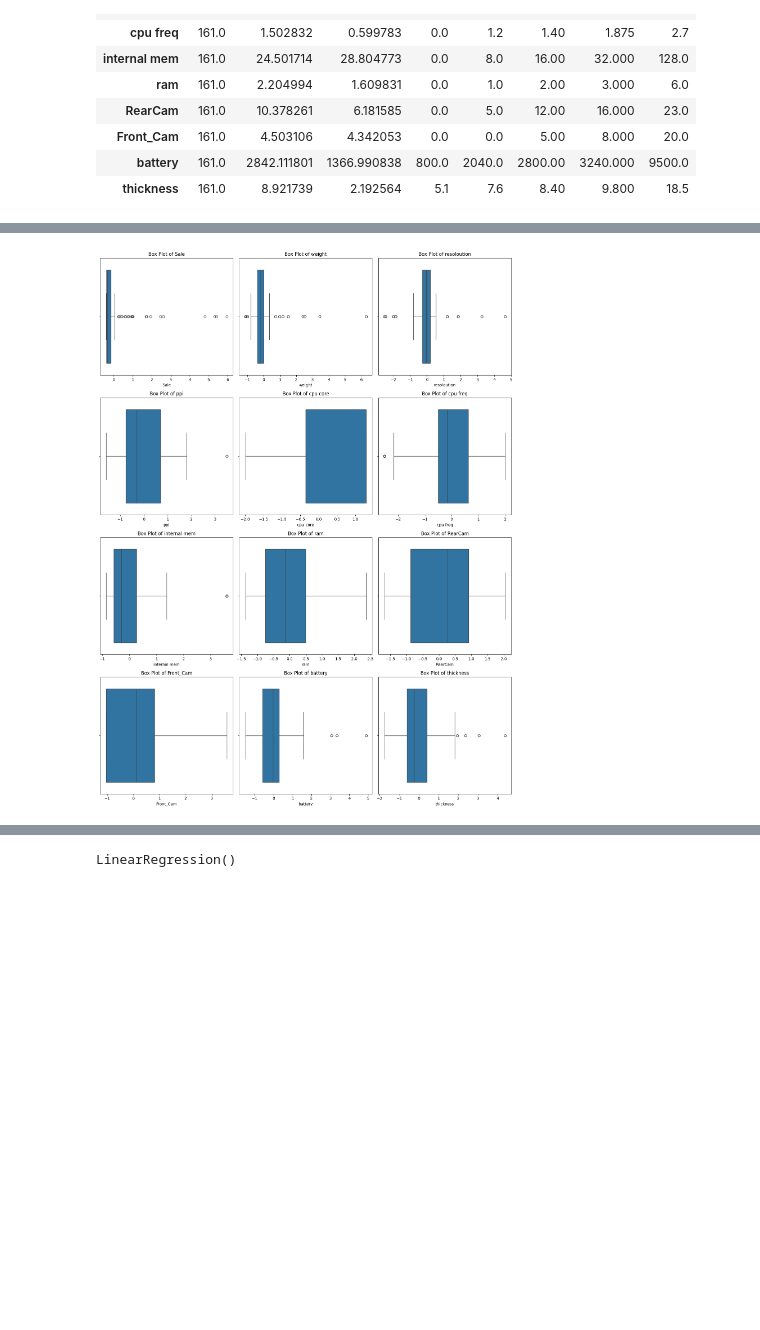
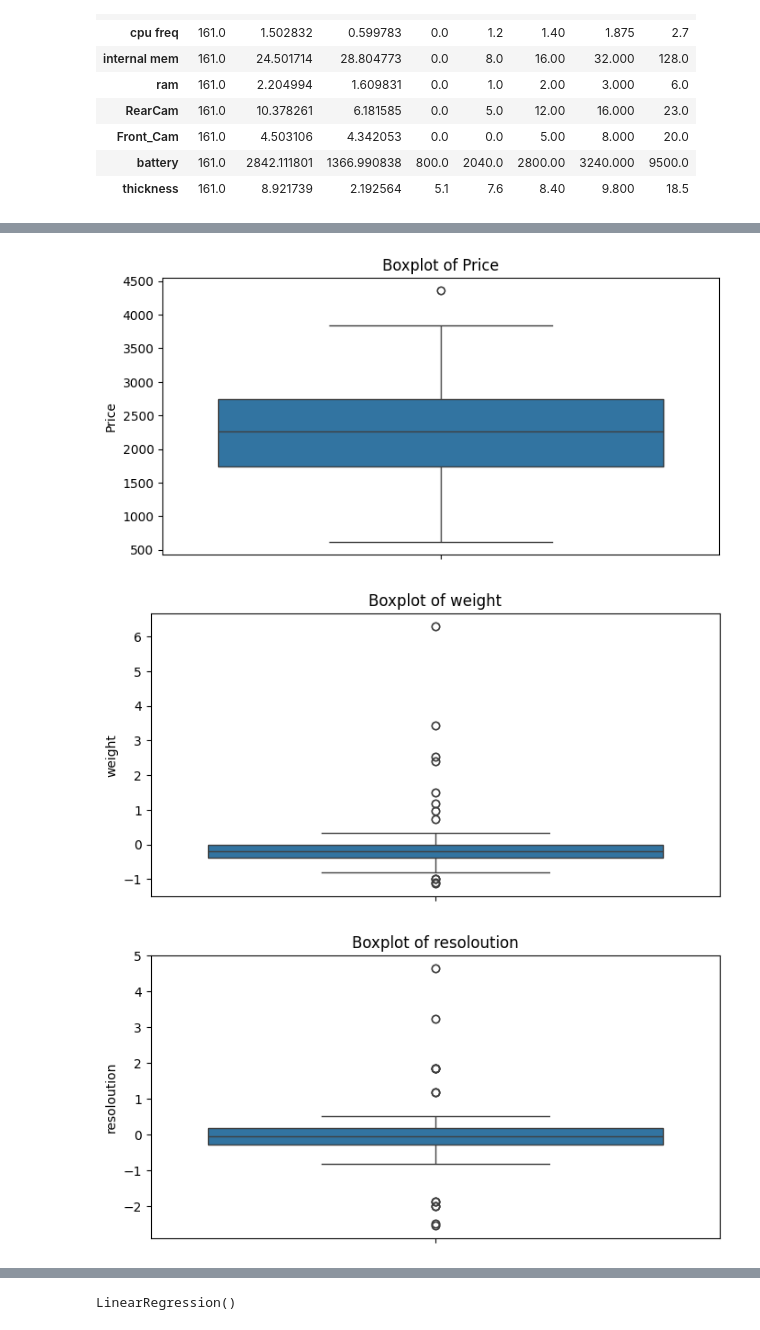
Before and after one commit to Anujsalwan/Data_Science, a Jupyter notebook: 0001_Projects_Done_in_Courses/ML Projects/Regressions/0001_Mobile_Predictions/Anuj_Salwan.ipynb, the cells around one changed output, grey strips where cells are left out. Drawn from its saved outputs; the diff is of its cells as text; code cells hidden in the pictures; blank space fills up the shorter version.

Commit message:
First ML Project of Mobile Price Prediction price successfuly tested & deployed

```diff
--- a/0001_Projects_Done_in_Courses/ML Projects/Regressions/0001_Mobile_Predictions/Anuj_Salwan.ipynb
+++ b/0001_Projects_Done_in_Courses/ML Projects/Regressions/0001_Mobile_Predictions/Anuj_Salwan.ipynb
@@ -75,6 +73,6 @@ battery         0
 thickness       0
 dtype: int64
 # %%
-mobile_data.drop(columns=["Product_id"], inplace=True)
+mobile_data.drop(columns=["Product_id","Sale"], inplace=True)
 mobile_data.head()
 # %% [output]
@@ -107,22 +105,12 @@ y1=mobile_data_scaled["Price"]
 # %%
 x_train,x_test,y_train,y_test = train_test_split(x1,y1,test_size=0.25,random_state=42)
 # %%
-import math
-
-
-cols_in_grid = 3
-total_features = len(x1.columns)
-
-rows_needed = math.ceil(total_features / cols_in_grid)
-
-plt.figure(figsize=(15, 5 * rows_needed))
-
-for i, column in enumerate(x1.columns, 1):
-    plt.subplot(rows_needed, cols_in_grid, i)
-    sns.boxplot(x=x1[column])
-    plt.title(f'Box Plot of {column}')
-
-plt.tight_layout()
-plt.show()
+for i in mobile_data.columns:
+    plt.figure(figsize=(8,4))
+    sns.boxplot(mobile_data_scaled[i])
+    plt.title(f'Boxplot of {i}')
+    plt.show()
 # %% [output]
-[figure, old version]
+[figure, new version]
+[figure, added]
+[figure, added]
```
Also changed, not shown: parts of 10 cells of this notebook, 5 other files.
